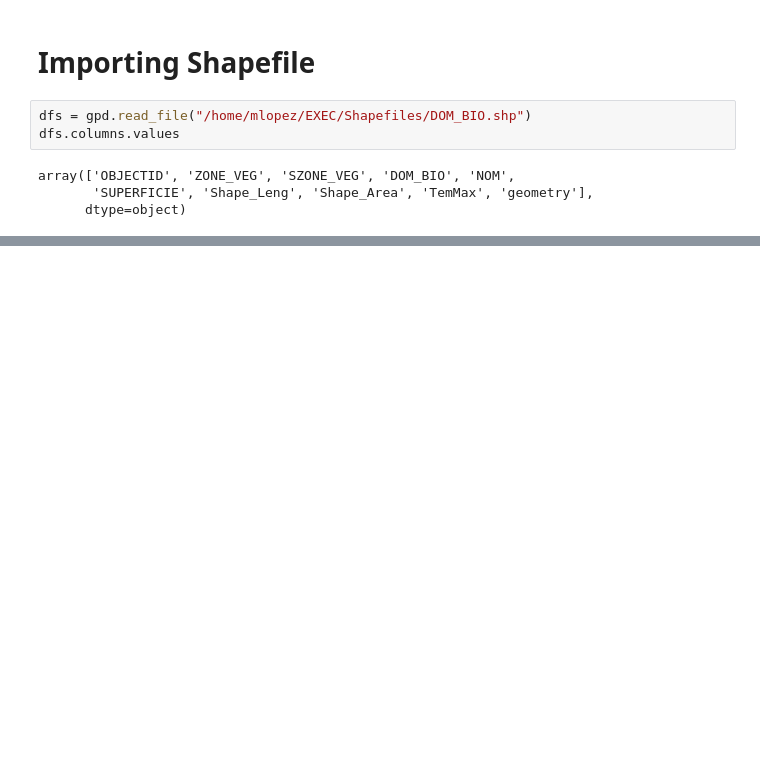
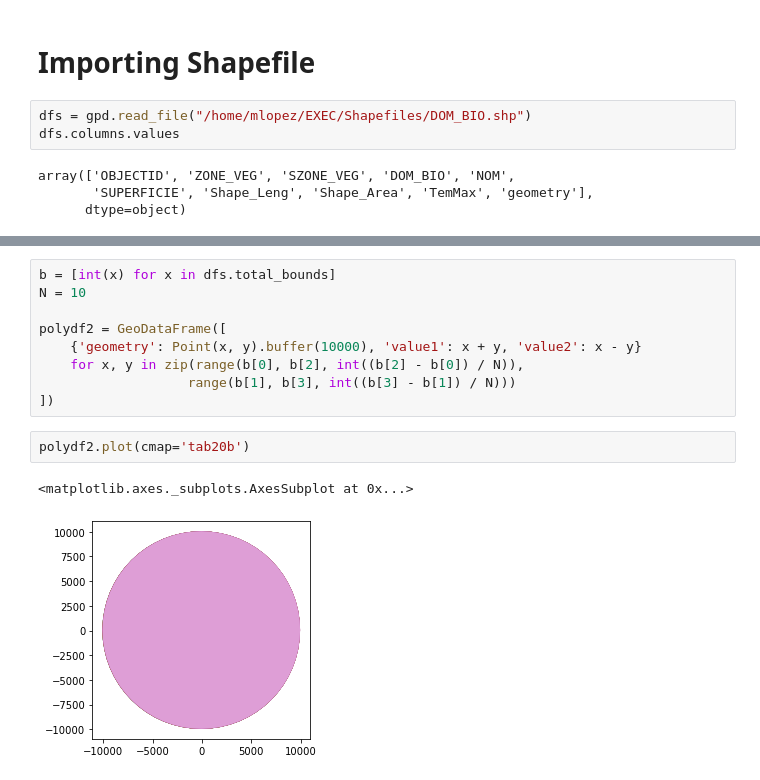
Before and after one commit to marinalopez2110/FistTemplateClimPort, a Jupyter notebook: Plotting TimeSeries map and shapefiles.ipynb, the cells around one changed output, grey strips where cells are left out. Saved outputs shown, nothing was run; the diff lists cells and outputs as text; blank space fills up the shorter version.

```diff
--- a/Plotting TimeSeries map and shapefiles.ipynb
+++ b/Plotting TimeSeries map and shapefiles.ipynb
@@ -211,0 +265,14 @@ array(['OBJECTID', 'ZONE_VEG', 'SZONE_VEG', 'DOM_BIO', 'NOM',
+# %%
+b = [int(x) for x in dfs.total_bounds]
+N = 10
+
+polydf2 = GeoDataFrame([
+    {'geometry': Point(x, y).buffer(10000), 'value1': x + y, 'value2': x - y}
+    for x, y in zip(range(b[0], b[2], int((b[2] - b[0]) / N)),
+                   range(b[1], b[3], int((b[3] - b[1]) / N)))
+])
+# %%
+polydf2.plot(cmap='tab20b')
+# %% [output]
+<matplotlib.axes._subplots.AxesSubplot at 0x...>
+[figure, added]
```
Also changed, not shown: parts of 23 cells of this notebook.
